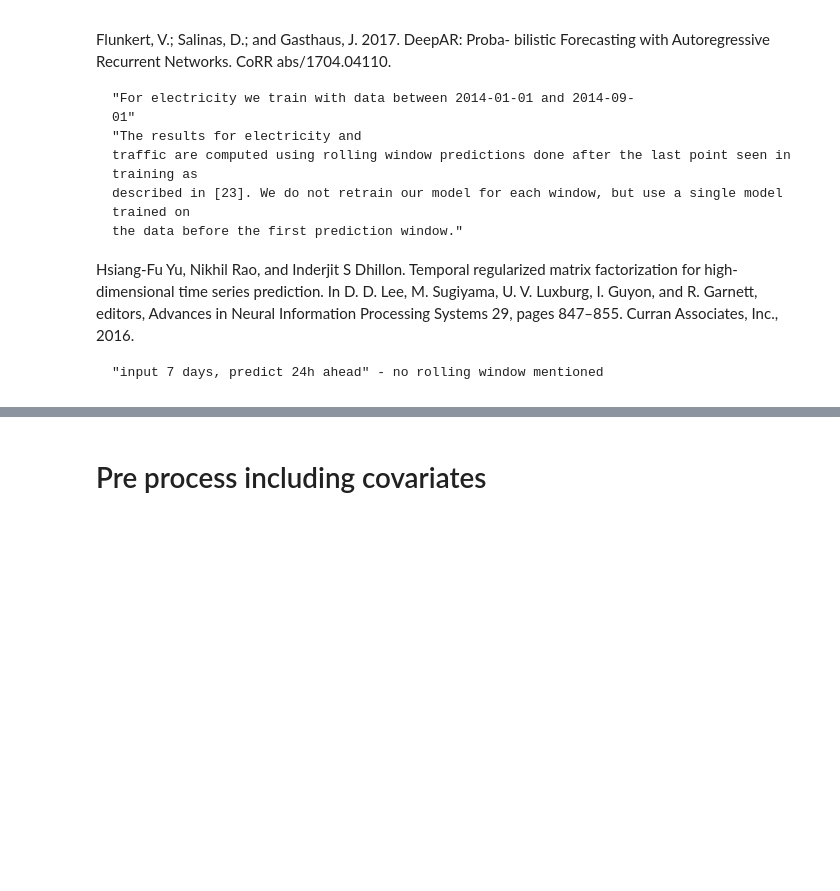
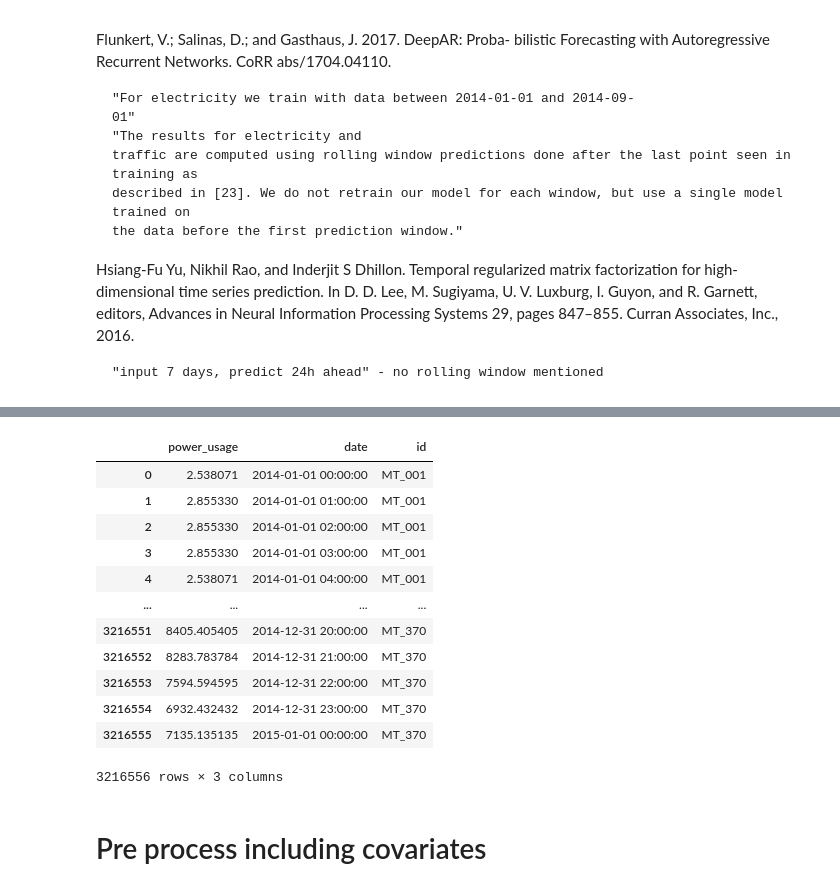
Before and after one commit to ben10ben/thesis, a Jupyter notebook: src/data_processing.ipynb, the cells around one changed output, grey strips where cells are left out. Saved outputs shown, nothing was run; the diff lists cells and outputs as text; code cells hidden in the pictures; blank space fills up the shorter version.

```diff
--- a/src/data_processing.ipynb
+++ b/src/data_processing.ipynb
@@ -49,3 +233,54 @@ data_dict = {
+# %%
+df = pd.read_csv("/home/ben_ten/ben/MA/datasets/electricity/LD2011_2014.txt", index_col=0, sep=';', decimal=',')
+df.index = pd.to_datetime(df.index)
+df.sort_index(inplace=True)
+
+# Used to determine the start and end dates of a series
+output = df.resample('1h').mean().replace(0., np.nan)
+earliest_time = output.index.min()
+
+df_list = []
+for label in output:
+	srs = output[label]
+
+	start_date = min(srs.fillna(method='ffill').dropna().index)
+	end_date = max(srs.fillna(method='bfill').dropna().index)
+
+	active_range = (srs.index >= start_date) & (srs.index <= end_date)
+	srs = srs[active_range].fillna(0.)
+
+	tmp = pd.DataFrame({'power_usage': srs})
+	date = tmp.index
+	tmp['date'] = date
+	tmp['id'] = label
+
+	df_list.append(tmp)
+
+output = pd.concat(df_list, axis=0, join='outer').reset_index(drop=True)
+
+if train == True:
+	output_train = output[(output['date'] >= "2014-01-01") & (output["date"] < "2014-09-01")].copy() # cutoff taken from previous papers
+	output_train.reset_index(drop=True, inplace=True)
+	return output_train
+
+if test = True
+	output_test = output[(output['date'] >= "2014-09-01")].copy() # cutoff taken from previous papers
+	output_test.reset_index(drop=True, inplace=True)
+	return output_test
+# %% [output]
+|  | power_usage | date | id |
+| 0 | 2.538071 | 2014-01-01 00:00:00 | MT_001 |
+| 1 | 2.855330 | 2014-01-01 01:00:00 | MT_001 |
+| 2 | 2.855330 | 2014-01-01 02:00:00 | MT_001 |
+| 3 | 2.855330 | 2014-01-01 03:00:00 | MT_001 |
+| 4 | 2.538071 | 2014-01-01 04:00:00 | MT_001 |
+| ... | ... | ... | ... |
+| 3216551 | 8405.405405 | 2014-12-31 20:00:00 | MT_370 |
+| 3216552 | 8283.783784 | 2014-12-31 21:00:00 | MT_370 |
+| 3216553 | 7594.594595 | 2014-12-31 22:00:00 | MT_370 |
+| 3216554 | 6932.432432 | 2014-12-31 23:00:00 | MT_370 |
+| 3216555 | 7135.135135 | 2015-01-01 00:00:00 | MT_370 |
+3216556 rows × 3 columns
 # %% [markdown]
 # Pre process including covariates
 # %%
```
Also changed, not shown: parts of 11 cells of this notebook, 3 other files.
